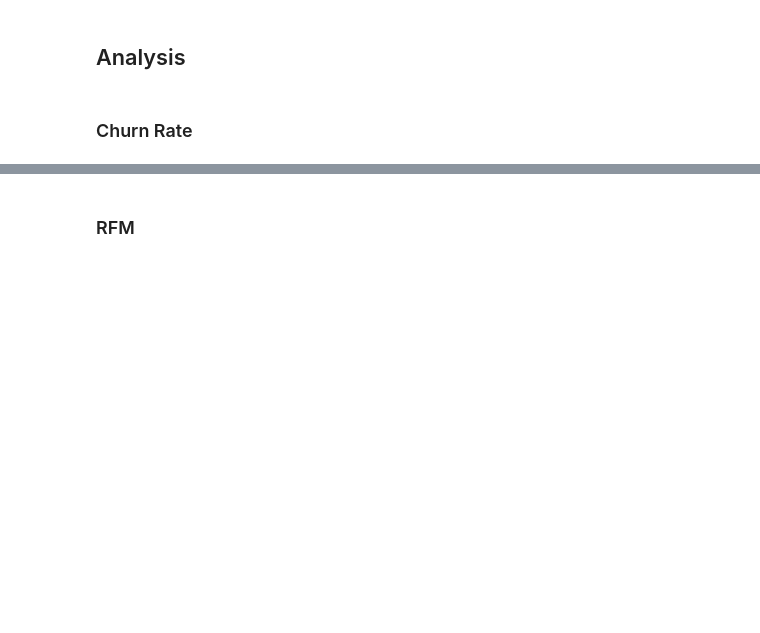
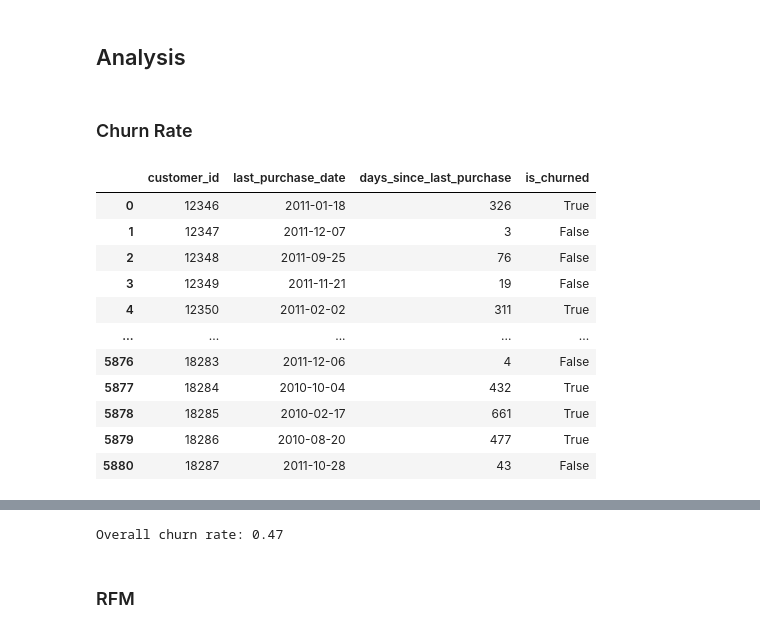
Before and after one commit to rbennum/retail-analytics-pipeline, a Jupyter notebook: analysis.ipynb, the cells around one changed output, grey strips where cells are left out. Saved outputs shown, nothing was run; the diff lists cells and outputs as text; code cells hidden in the pictures; blank space fills up the shorter version.

```diff
--- a/analysis.ipynb
+++ b/analysis.ipynb
@@ -118,54 +122,39 @@ memory usage: 35.5+ KB
 # %% [markdown]
 ### Churn Rate
 # %%
-"""
-Monthly churn
-"""
-
 from datetime import timedelta
 
 CHURN_THRESHOLD_DAYS = 120
-churn_threshold = timedelta(days=CHURN_THRESHOLD_DAYS)
 
-min_date = df_fct['purchase_timestamp'].min()
-max_date = df_fct['purchase_timestamp'].max()
-months_to_process = pd.date_range(min_date, max_date, freq='MS').normalize()
-churn_results = []
-
-for period_start in months_to_process:
-    period_end = period_start + pd.offsets.MonthEnd(1)
-
-    active_window_start = period_start - churn_threshold
-
-    bop_transactions = df_fct[
-        (df_fct['purchase_timestamp'] >= active_window_start) &
-        (df_fct['purchase_timestamp'] < period_start)
-    ]
-
-    bop_customers = set(bop_transactions['customer_id'].unique())
-    bop_customer_count = len(bop_customers)
-
-    if bop_customer_count == 0:
-        continue
-
-    transactions_in_period = df_fct[
-        (df_fct['purchase_timestamp'] >= period_start) &
-        (df_fct['purchase_timestamp'] <= period_end)
-    ]
-    customers_who_purchased_in_period = set(transactions_in_period['customer_id'].unique())
-
-    churned_customers = bop_customers - customers_who_purchased_in_period
-    churned_customer_count = len(churned_customers)
-
-    churn_rate = churned_customer_count / bop_customer_count if bop_customer_count > 0 else 0
-
-    churn_results.append({
-        'time_period': period_start.strftime('%Y-%m'),
-        'bop_customer_count': bop_customer_count,
-        'churned_customer_count': churned_customer_count,
-        'churn_rate': round(churn_rate, 3)
-    })
-
-df_churn = pd.DataFrame(churn_results)
-print(df_churn)
+df_last_purchase = (
+    df_fct
+    .assign(
+        date_id=lambda x: pd.to_datetime(x['date_id'])
+    )
+    .groupby('customer_id', as_index=False)
+    .agg(
+        last_purchase_date=('date_id', 'max')
+    )
+    .assign(
+        days_since_last_purchase=lambda x: (
+            ((x['last_purchase_date'].max() + timedelta(days=1)) - x['last_purchase_date'])
+            .dt.days
+        ),
+        is_churned=lambda x: x['days_since_last_purchase'] > CHURN_THRESHOLD_DAYS
+    )
+)
+display(df_last_purchase)
+print(f'Overall churn rate: {df_last_purchase['is_churned'].mean().round(3)}')
 # %% [output]
+|  | customer_id | last_purchase_date | days_since_last_purchase | is_churned |
+| 0 | 12346 | 2011-01-18 | 326 | True |
+| 1 | 12347 | 2011-12-07 | 3 | False |
+| 2 | 12348 | 2011-09-25 | 76 | False |
+| 3 | 12349 | 2011-11-21 | 19 | False |
+| 4 | 12350 | 2011-02-02 | 311 | True |
+| ... | ... | ... | ... | ... |
+| 5876 | 18283 | 2011-12-06 | 4 | False |
+| 5877 | 18284 | 2010-10-04 | 432 | True |
+| 5878 | 18285 | 2010-02-17 | 661 | True |
+| 5879 | 18286 | 2010-08-20 | 477 | True |
+| 5880 | 18287 | 2011-10-28 | 43 | False |
@@ -189,3 +162,4 @@ print(df_churn)
+Overall churn rate: 0.47
 # %% [markdown]
 ### RFM
 # %%
```
Also changed, not shown: parts of 11 cells of this notebook.
